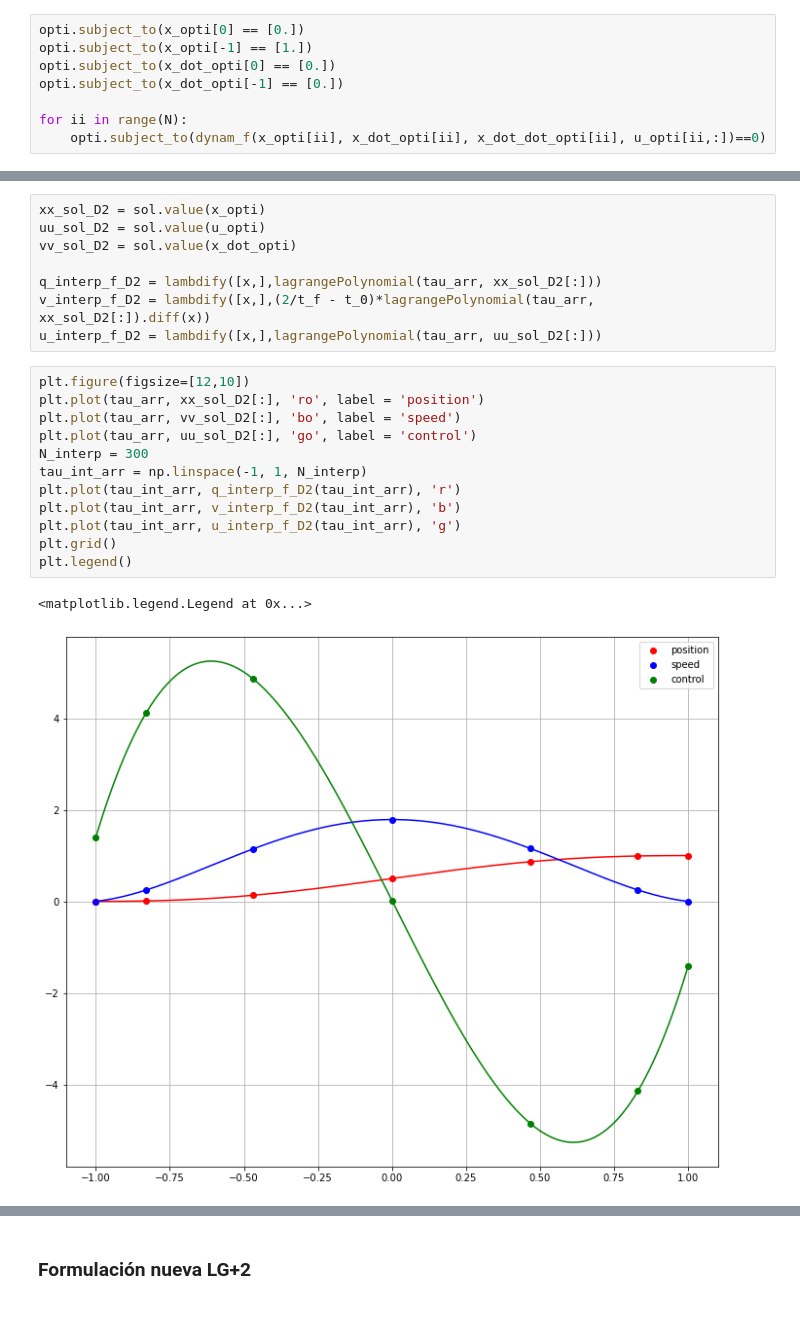
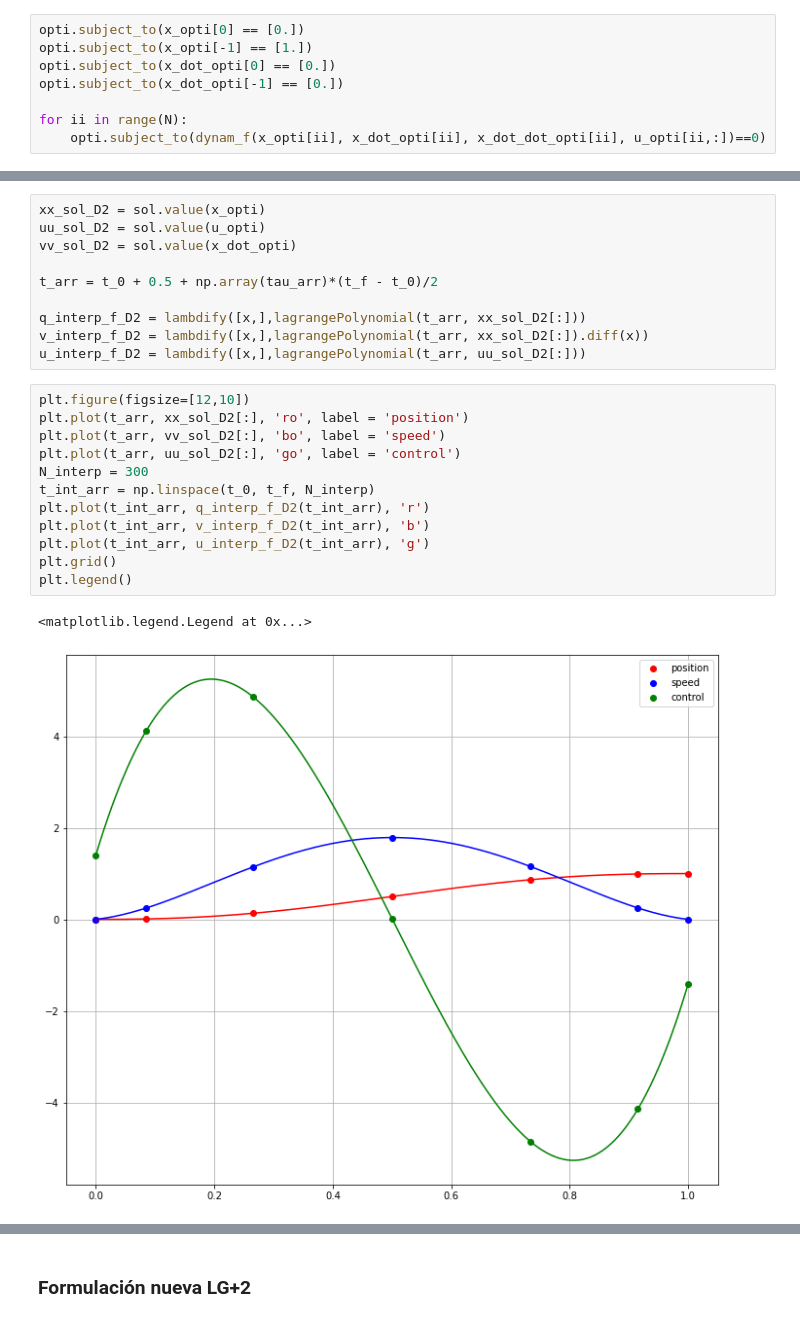
Before and after one commit to AunSiro/Cosejas_IRI, a Jupyter notebook: Casadi/Pseudospectral.ipynb, the cells around one changed output, grey strips where cells are left out. Saved outputs shown, nothing was run; the diff lists cells and outputs as text.

```diff
--- a/Casadi/Pseudospectral.ipynb
+++ b/Casadi/Pseudospectral.ipynb
@@ -434,21 +437,23 @@ xx_sol_D2 = sol.value(x_opti)
 uu_sol_D2 = sol.value(u_opti)
 vv_sol_D2 = sol.value(x_dot_opti)
 
-q_interp_f_D2 = lambdify([x,],lagrangePolynomial(tau_arr, xx_sol_D2[:]))
-v_interp_f_D2 = lambdify([x,],(2/t_f - t_0)*lagrangePolynomial(tau_arr, xx_sol_D2[:]).diff(x))
-u_interp_f_D2 = lambdify([x,],lagrangePolynomial(tau_arr, uu_sol_D2[:]))
+t_arr = t_0 + 0.5 + np.array(tau_arr)*(t_f - t_0)/2
+
+q_interp_f_D2 = lambdify([x,],lagrangePolynomial(t_arr, xx_sol_D2[:]))
+v_interp_f_D2 = lambdify([x,],lagrangePolynomial(t_arr, xx_sol_D2[:]).diff(x))
+u_interp_f_D2 = lambdify([x,],lagrangePolynomial(t_arr, uu_sol_D2[:]))
 # %%
 plt.figure(figsize=[12,10])
-plt.plot(tau_arr, xx_sol_D2[:], 'ro', label = 'position')
-plt.plot(tau_arr, vv_sol_D2[:], 'bo', label = 'speed')
-plt.plot(tau_arr, uu_sol_D2[:], 'go', label = 'control')
+plt.plot(t_arr, xx_sol_D2[:], 'ro', label = 'position')
+plt.plot(t_arr, vv_sol_D2[:], 'bo', label = 'speed')
+plt.plot(t_arr, uu_sol_D2[:], 'go', label = 'control')
 N_interp = 300
-tau_int_arr = np.linspace(-1, 1, N_interp)
-plt.plot(tau_int_arr, q_interp_f_D2(tau_int_arr), 'r')
-plt.plot(tau_int_arr, v_interp_f_D2(tau_int_arr), 'b')
-plt.plot(tau_int_arr, u_interp_f_D2(tau_int_arr), 'g')
+t_int_arr = np.linspace(t_0, t_f, N_interp)
+plt.plot(t_int_arr, q_interp_f_D2(t_int_arr), 'r')
+plt.plot(t_int_arr, v_interp_f_D2(t_int_arr), 'b')
+plt.plot(t_int_arr, u_interp_f_D2(t_int_arr), 'g')
 plt.grid()
 plt.legend()
 # %% [output]
 <matplotlib.legend.Legend at 0x...>
-[figure, old version]
+[figure, new version]
```
Also changed, not shown: parts of 13 cells of this notebook.
